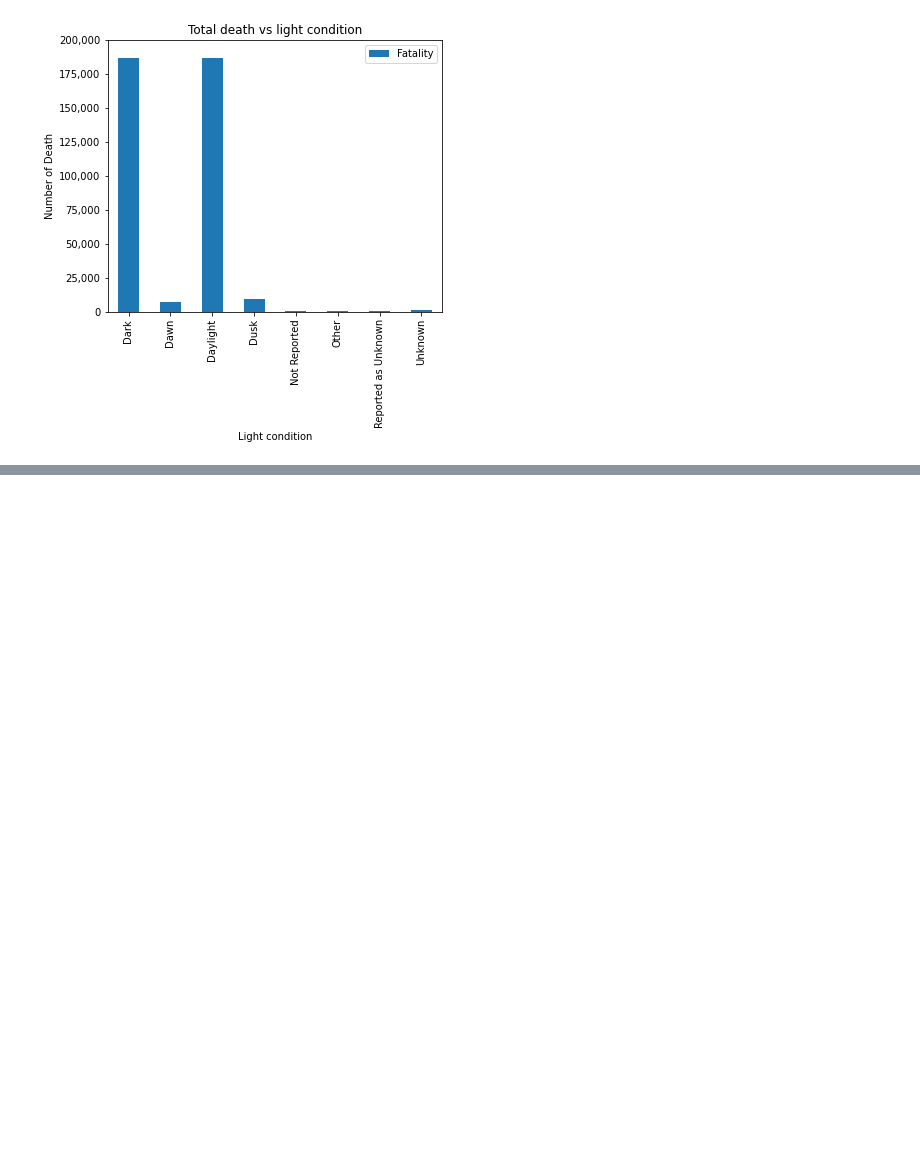
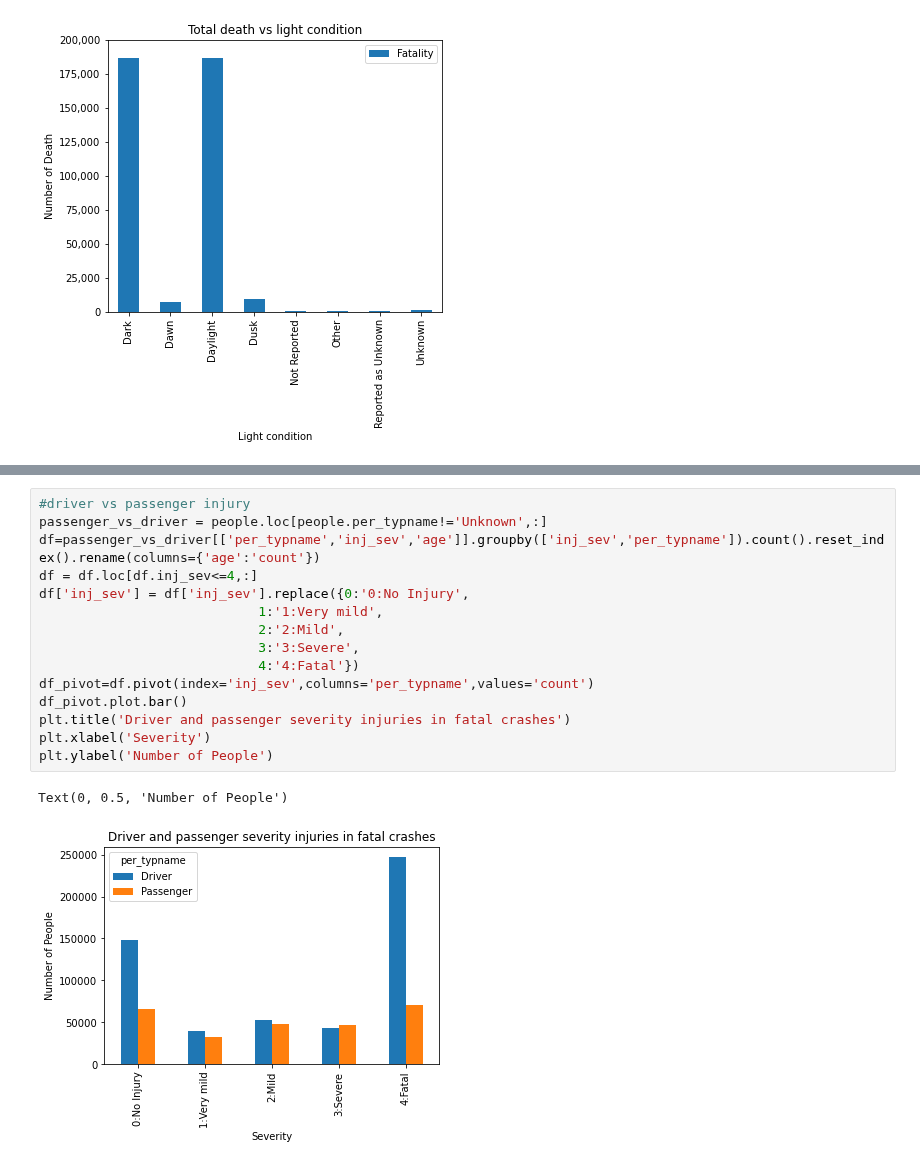
Before and after one commit to MZt92-ui/Project-1-Group-3, a Jupyter notebook: car_crash/data_analyse.ipynb, the cells around one changed output, grey strips where cells are left out. Saved outputs shown, nothing was run; the diff lists cells and outputs as text; blank space fills up the shorter version.

```diff
--- a/car_crash/data_analyse.ipynb
+++ b/car_crash/data_analyse.ipynb
@@ -286,0 +310,18 @@ people.head()
+# %%
+#driver vs passenger injury
+passenger_vs_driver = people.loc[people.per_typname!='Unknown',:]
+df=passenger_vs_driver[['per_typname','inj_sev','age']].groupby(['inj_sev','per_typname']).count().reset_index().rename(columns={'age':'count'})
+df = df.loc[df.inj_sev<=4,:]
+df['inj_sev'] = df['inj_sev'].replace({0:'0:No Injury',
+                            1:'1:Very mild',
+                            2:'2:Mild',
+                            3:'3:Severe',
+                            4:'4:Fatal'})
+df_pivot=df.pivot(index='inj_sev',columns='per_typname',values='count')
+df_pivot.plot.bar()
+plt.title('Driver and passenger severity injuries in fatal crashes')
+plt.xlabel('Severity')
+plt.ylabel('Number of People')
+# %% [output]
+Text(0, 0.5, 'Number of People')
+[figure, added]
```
Also changed, not shown: parts of 11 cells of this notebook, 4 other files.
